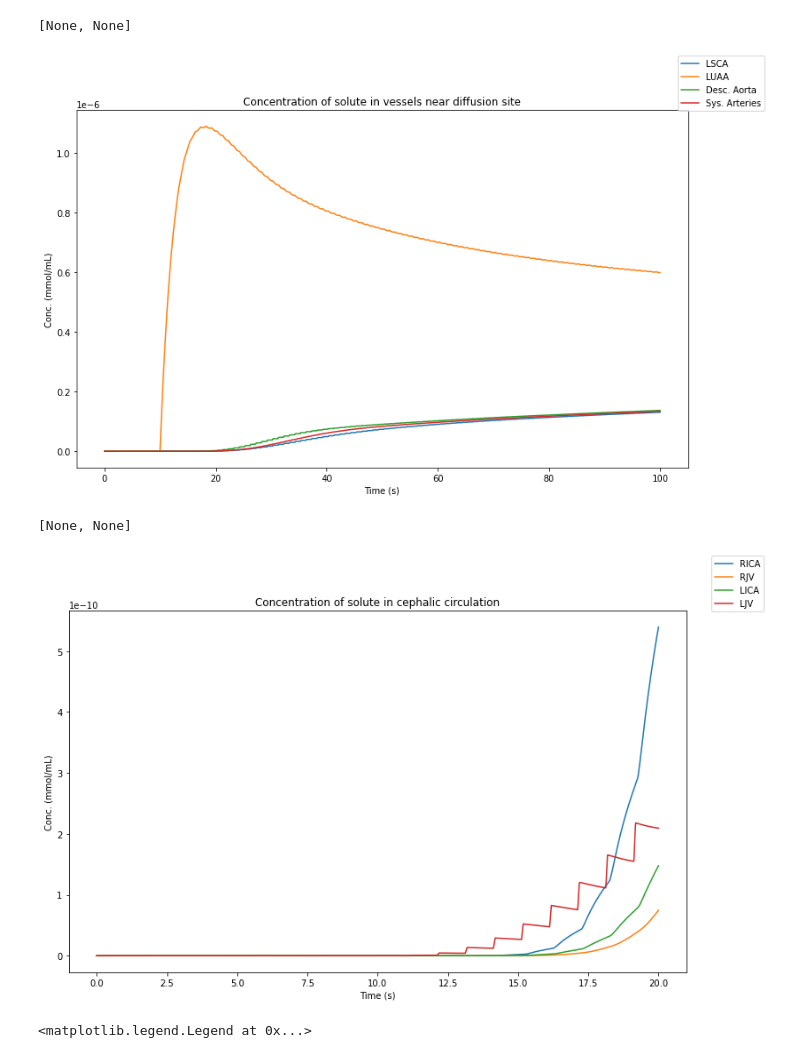
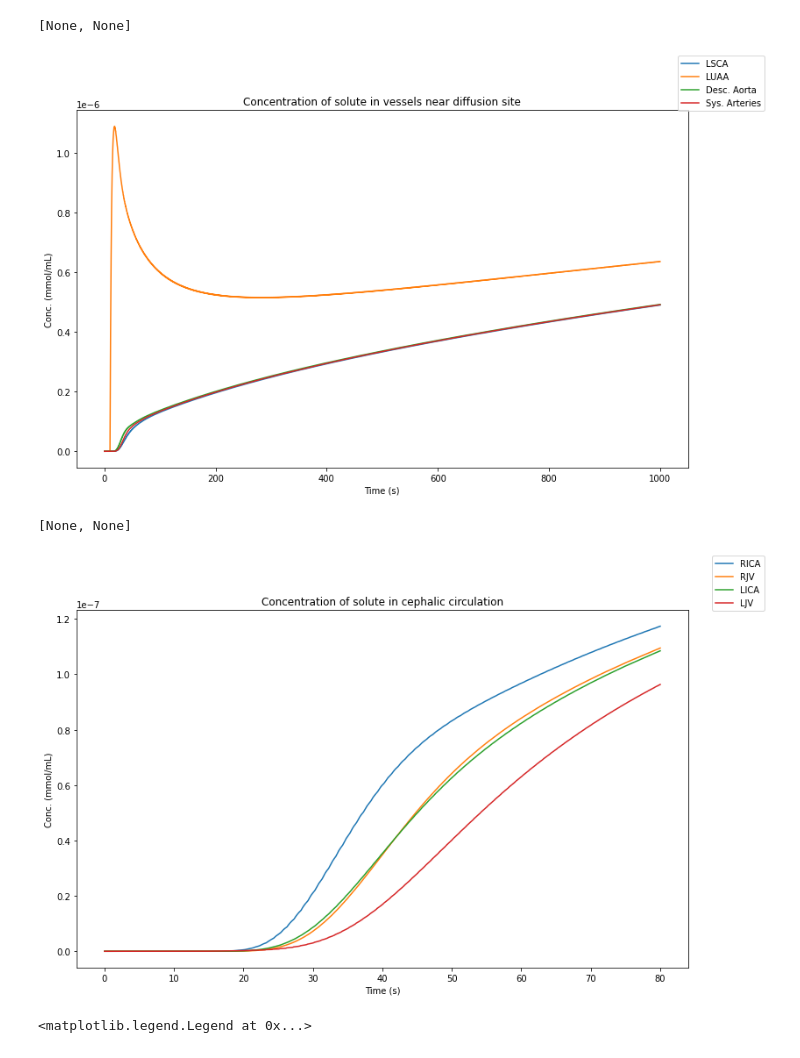
Before and after one commit to thking03/LPModel, a Jupyter notebook: lpm_test.ipynb, the cells around one changed output. Cells and saved outputs as stored; diff of their text form; code cells hidden in the pictures.

```diff
--- a/lpm_test.ipynb
+++ b/lpm_test.ipynb
@@ -47,8 +47,8 @@ basic_circ_model.add_unit(LPunit(24, 1, C=1, links=[[12,14,17,20,23],[0]], ics=[
 basic_circ_model.units[24].assign_nonlinear("C", pv_vena)
 basic_circ_model.units[24].assign_nonlinear("R", rv_vena)
 # %%
-dt = .0001
-T = 300
+dt = .001
+T = 1000
 total_test = basic_circ_model.solve_model(dt, T)
 # %%
 fig, ax = plt.subplots(1,1)
@@ -133,27 +114,27 @@ fig.set(figheight=7.5, figwidth=12.5)
 # %%
 fig, ax = plt.subplots(1,1)
-ax.plot(np.linspace(0, T, int(T/dt)+1)[int(0/dt):int(100/dt)], concentrations[18][int(0/dt):int(100/dt)], label="LSCA")
-ax.plot(np.linspace(0, T, int(T/dt)+1)[int(0/dt):int(100/dt)], concentrations[19][int(0/dt):int(100/dt)], label="LUAA")
-ax.plot(np.linspace(0, T, int(T/dt)+1)[int(0/dt):int(100/dt)], concentrations[21][int(0/dt):int(100/dt)], label="Desc. Aorta")
-ax.plot(np.linspace(0, T, int(T/dt)+1)[int(0/dt):int(100/dt)], concentrations[22][int(0/dt):int(100/dt)], label="Sys. Arteries")
+ax.plot(np.linspace(0, T, int(T/dt)+1)[int(0/dt):int(1000/dt)], concentrations[18][int(0/dt):int(1000/dt)], label="LSCA")
+ax.plot(np.linspace(0, T, int(T/dt)+1)[int(0/dt):int(1000/dt)], concentrations[19][int(0/dt):int(1000/dt)], label="LUAA")
+ax.plot(np.linspace(0, T, int(T/dt)+1)[int(0/dt):int(1000/dt)], concentrations[21][int(0/dt):int(1000/dt)], label="Desc. Aorta")
+ax.plot(np.linspace(0, T, int(T/dt)+1)[int(0/dt):int(1000/dt)], concentrations[22][int(0/dt):int(1000/dt)], label="Sys. Arteries")
 ax.set(xlabel="Time (s)", ylabel="Conc. (mmol/mL)", title="Concentration of solute in vessels near diffusion site")
 fig.legend()
 fig.set(figheight=7.5, figwidth=12.5)
 # %% [output]
 [None, None]
-[figure, old version]
+[figure, new version]
 # %%
 fig, ax = plt.subplots(1,1)
-ax.plot(np.linspace(0, T, int(T/dt)+1)[int(0/dt):int(20/dt)], concentrations[13][int(0/dt):int(20/dt)], label="RICA")
-ax.plot(np.linspace(0, T, int(T/dt)+1)[int(0/dt):int(20/dt)], concentrations[14][int(0/dt):int(20/dt)], label="RJV")
-ax.plot(np.linspace(0, T, int(T/dt)+1)[int(0/dt):int(20/dt)], concentrations[16][int(0/dt):int(20/dt)], label="LICA")
-ax.plot(np.linspace(0, T, int(T/dt)+1)[int(0/dt):int(20/dt)], concentrations[17][int(0/dt):int(20/dt)], label="LJV")
+ax.plot(np.linspace(0, T, int(T/dt)+1)[int(0/dt):int(80/dt)], concentrations[13][int(0/dt):int(80/dt)], label="RICA")
+ax.plot(np.linspace(0, T, int(T/dt)+1)[int(0/dt):int(80/dt)], concentrations[14][int(0/dt):int(80/dt)], label="RJV")
+ax.plot(np.linspace(0, T, int(T/dt)+1)[int(0/dt):int(80/dt)], concentrations[16][int(0/dt):int(80/dt)], label="LICA")
+ax.plot(np.linspace(0, T, int(T/dt)+1)[int(0/dt):int(80/dt)], concentrations[17][int(0/dt):int(80/dt)], label="LJV")
 ax.set(xlabel="Time (s)", ylabel="Conc. (mmol/mL)", title="Concentration of solute in cephalic circulation")
 fig.legend()
 fig.set(figheight=7.5, figwidth=12.5)
 # %% [output]
 [None, None]
-[figure, old version]
+[figure, new version]
 # %%
 fig, ax = plt.subplots(1,1)
 ax.plot(np.linspace(0, T, int(T/dt)+1)[int(50/dt):int(53/dt)], total_test[:,13][int(50/dt):int(53/dt)], label="R. internal carotid")
```
Also changed, not shown: parts of 11 cells of this notebook, 2 other files.
